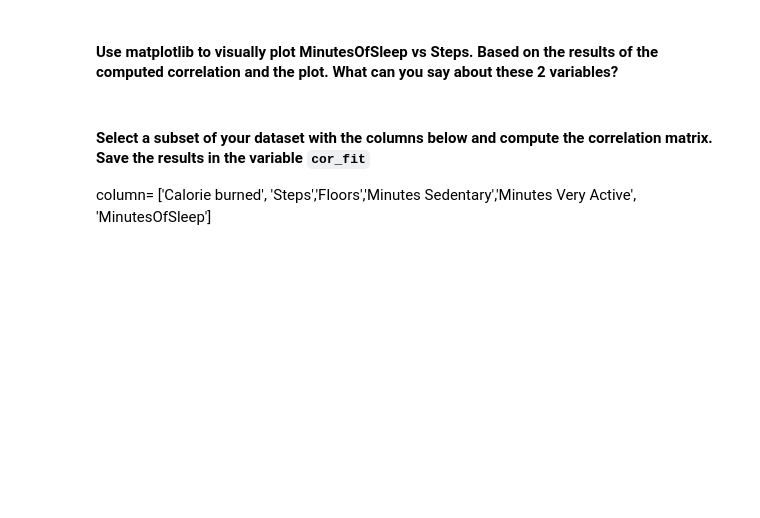
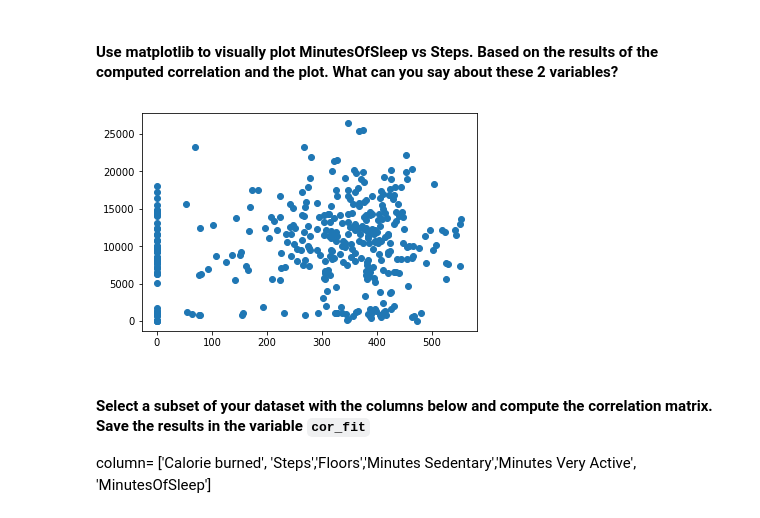
Before and after one commit to gonzalomunozfora/data-labs, a Jupyter notebook: module-2/lab-pivot-table-and-correlation/your_code/main.ipynb, the cells around one changed output. Drawn from its saved outputs; the diff is of its cells as text; code cells hidden in the pictures; blank space fills up the shorter version.

```diff
--- a/module-2/lab-pivot-table-and-correlation/your_code/main.ipynb
+++ b/module-2/lab-pivot-table-and-correlation/your_code/main.ipynb
@@ -110,3 +270,10 @@
+# %%
+# your answer here
+plt.scatter(x=fitbit['MinutesOfSleep'], y=fitbit['Steps']);
+
+# No hay correlacion entre los datos analizados.
+# %% [output]
+[figure, added]
 # %% [markdown]
 #### Select a subset of your dataset with the columns below and compute the correlation matrix. Save the results in the variable `cor_fit`
 column= ['Calorie burned', 'Steps','Floors','Minutes Sedentary','Minutes Very Active', 'MinutesOfSleep']
```
Also changed, not shown: parts of 44 cells of this notebook.
